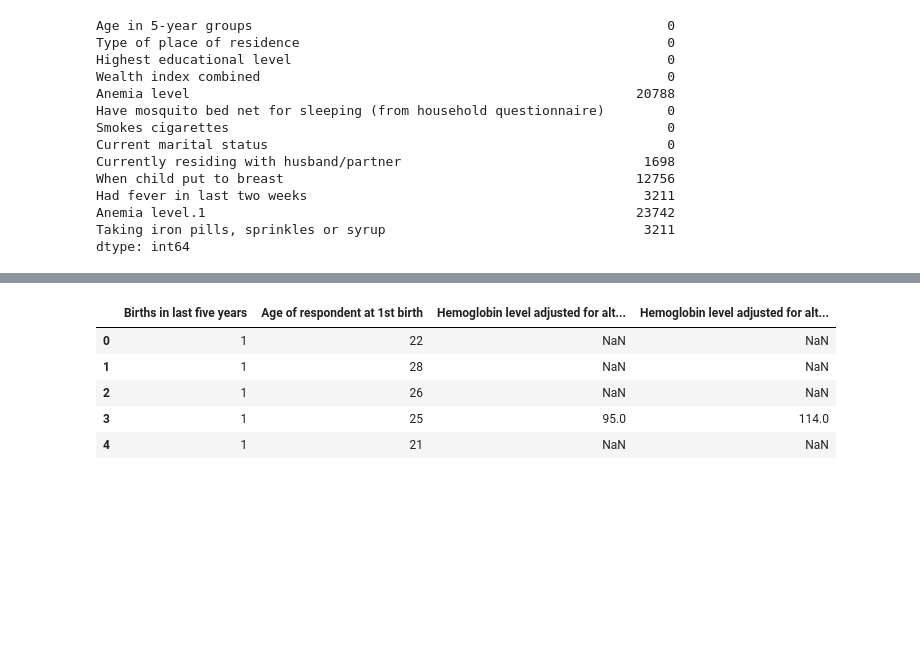
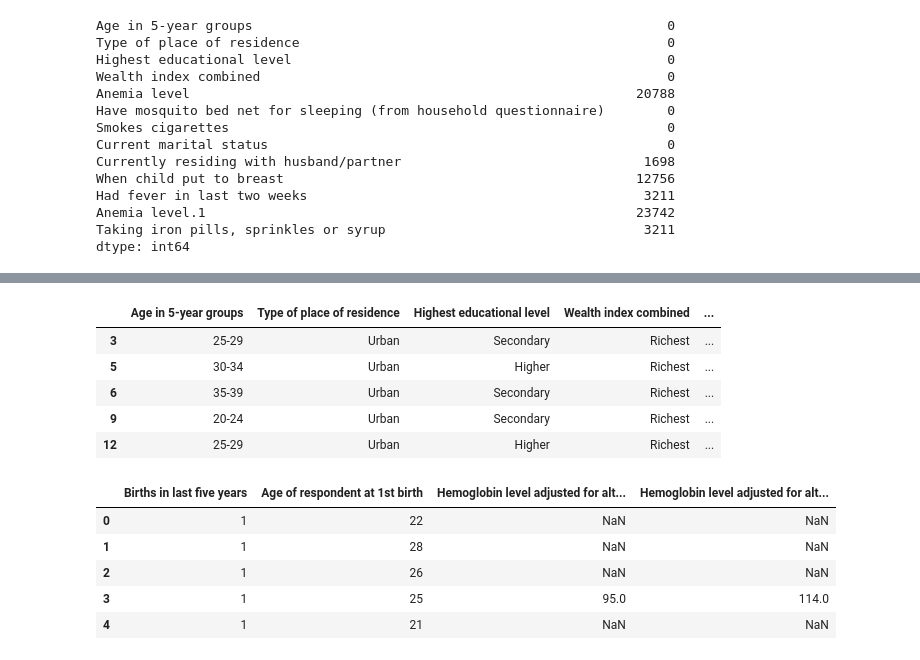
Before and after one commit to ruth-kitasi/Anemia-Level-Prediction-in-Children, a Jupyter notebook: notebooks/Agatha.ipynb, the cells around one changed output, grey strips where cells are left out. Cells and saved outputs as stored; diff of their text form; code cells hidden in the pictures; blank space fills up the shorter version.

```diff
--- a/notebooks/Agatha.ipynb
+++ b/notebooks/Agatha.ipynb
@@ -290,0 +291,3 @@ Anemia level and Anemia level.1 are duplicates hence we will drop Anemia level b
+# %%
+# Dropping columns
+categorical_df.drop(columns=['Anemia level', 'Currently residing with husband/partner', 'When child put to breast'], inplace=True)
@@ -290,0 +301,3 @@ Anemia level and Anemia level.1 are duplicates hence we will drop Anemia level b
+# %%
+# Dropping missing rows in Anemia level.1
+categorical_df.dropna(subset=['Anemia level.1'], inplace=True)
@@ -290,0 +309,7 @@ Anemia level and Anemia level.1 are duplicates hence we will drop Anemia level b
+# %%
+# List of columns to replace missing values with 'Unknown'
+columns_to_fill = ['Had fever in last two weeks', 'Taking iron pills, sprinkles or syrup']
+
+# Replace missing values with 'Unknown' for the specified columns
+for col in columns_to_fill:
+    categorical_df[col].fillna('Unknown', inplace=True)
@@ -291,3 +336,13 @@ Anemia level and Anemia level.1 are duplicates hence we will drop Anemia level b
+# %%
+# display the dataframe
+categorical_df.head()
+# %% [output]
+|  | Age in 5-year groups | Type of place of residence | Highest educational level | Wealth index combined | ... |
+| 3 | 25-29 | Urban | Secondary | Richest | ... |
+| 5 | 30-34 | Urban | Higher | Richest | ... |
+| 6 | 35-39 | Urban | Secondary | Richest | ... |
+| 9 | 20-24 | Urban | Secondary | Richest | ... |
+| 12 | 25-29 | Urban | Higher | Richest | ... |
 # %%
 # Numeric features dataframe
 numeric_df = df.select_dtypes(include='number')
```
Also changed, not shown: parts of 19 cells of this notebook, 1 other file.
